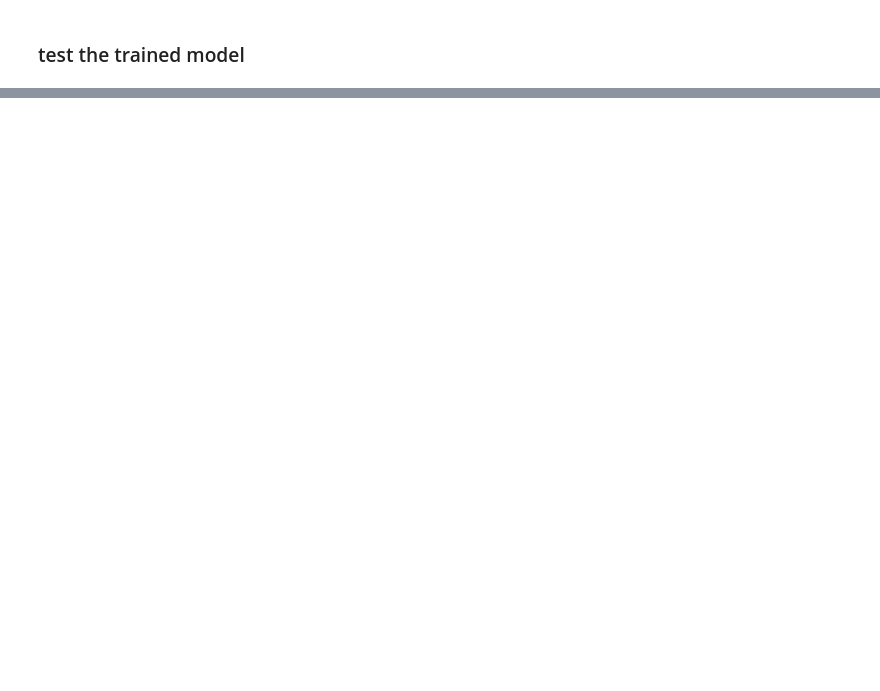
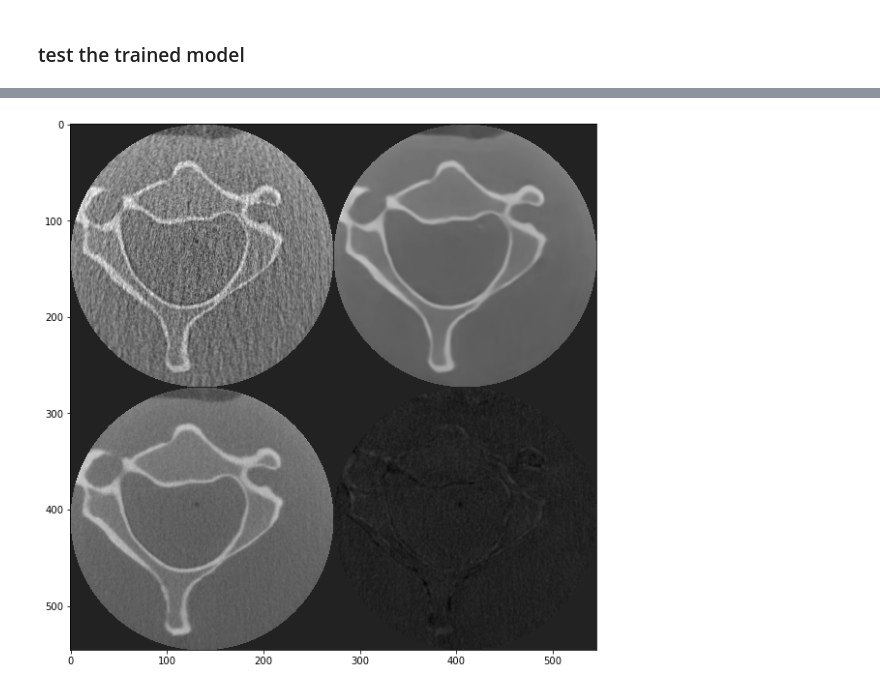
Before and after one commit to kduxin/RED-CNN-keras, a Jupyter notebook: src/compare_performance.ipynb, the cells around one changed output, grey strips where cells are left out. Drawn from its saved outputs; the diff is of its cells as text; code cells hidden in the pictures; blank space fills up the shorter version.

```diff
--- a/src/compare_performance.ipynb
+++ b/src/compare_performance.ipynb
@@ -92,0 +98,16 @@ ImportError: cannot import name 'ReLU'
+# %%
+paras = get_paras()
+paras['patch_h'] = 273
+paras['patch_w'] = 273
+paras['input/h'] = 273
+paras['input/w'] = 273
+model = model_construction(paras)
+# %%
+model.load_weights('../model/v010/55x55.2280.weights')
+# %%
+res = model.predict(train_X[:50])
+# %%
+ID = 28
+show_effect(train_X[ID,:,:,0], res[ID,:,:,0], train_Y[ID,:,:,0], train_Y[ID,:,:,0]-res[ID,:,:,0])
+# %% [output]
+[figure, added]
```
Also changed, not shown: parts of 14 cells of this notebook, 1 other file.
